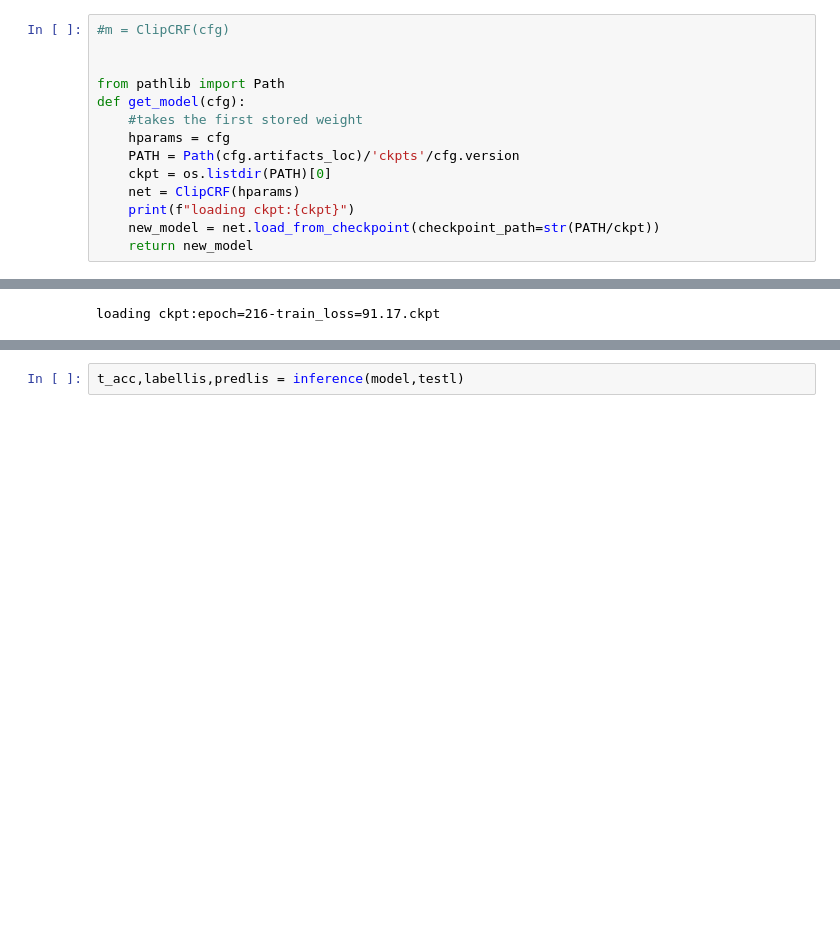
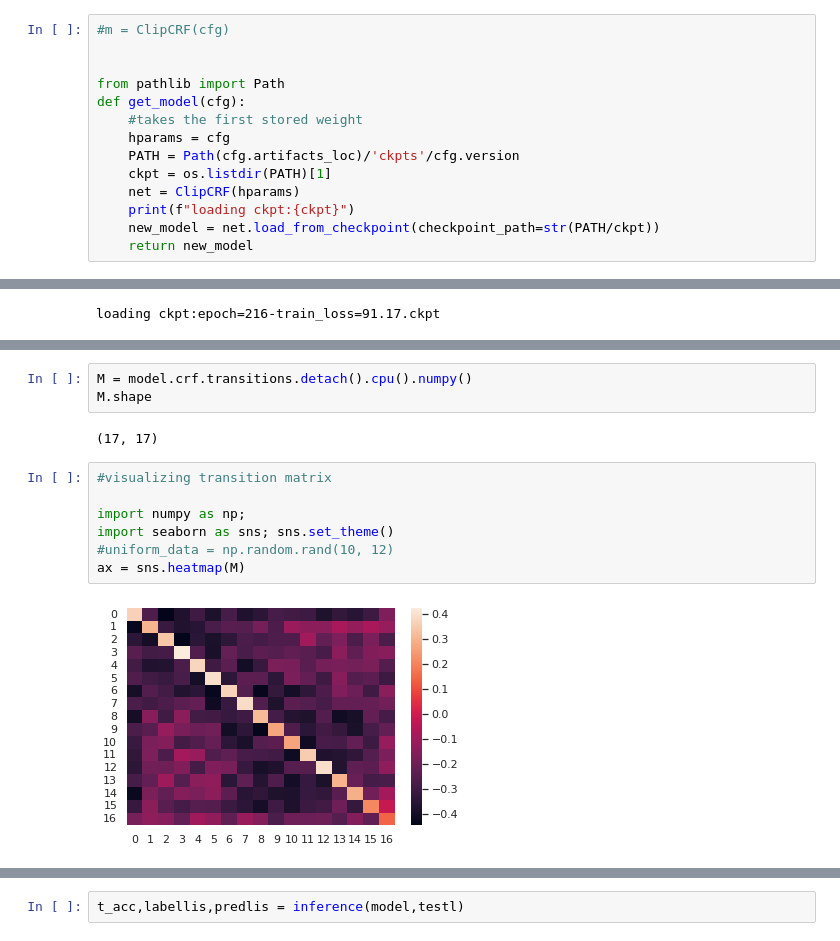
Before and after one commit to Crossmdl/Crossmdl, a Jupyter notebook: nbs/final_eavaluation.ipynb, the cells around one changed output, grey strips where cells are left out. Saved outputs shown, nothing was run; the diff lists cells and outputs as text; blank space fills up the shorter version.

```diff
--- a/nbs/final_eavaluation.ipynb
+++ b/nbs/final_eavaluation.ipynb
@@ -861,7 +869,7 @@ def get_model(cfg):
     #takes the first stored weight
     hparams = cfg
     PATH = Path(cfg.artifacts_loc)/'ckpts'/cfg.version
-    ckpt = os.listdir(PATH)[0]
+    ckpt = os.listdir(PATH)[1]
     net = ClipCRF(hparams)
     print(f"loading ckpt:{ckpt}")
     new_model = net.load_from_checkpoint(checkpoint_path=str(PATH/ckpt))
@@ -899,0 +935,14 @@ loading ckpt:epoch=216-train_loss=91.17.ckpt
+# %%
+M = model.crf.transitions.detach().cpu().numpy()
+M.shape
+# %% [output]
+(17, 17)
+# %%
+#visualizing transition matrix
+
+import numpy as np;
+import seaborn as sns; sns.set_theme()
+#uniform_data = np.random.rand(10, 12)
+ax = sns.heatmap(M)
+# %% [output]
+[figure, added]
```
Also changed, not shown: parts of 27 cells of this notebook, 5 other files.
